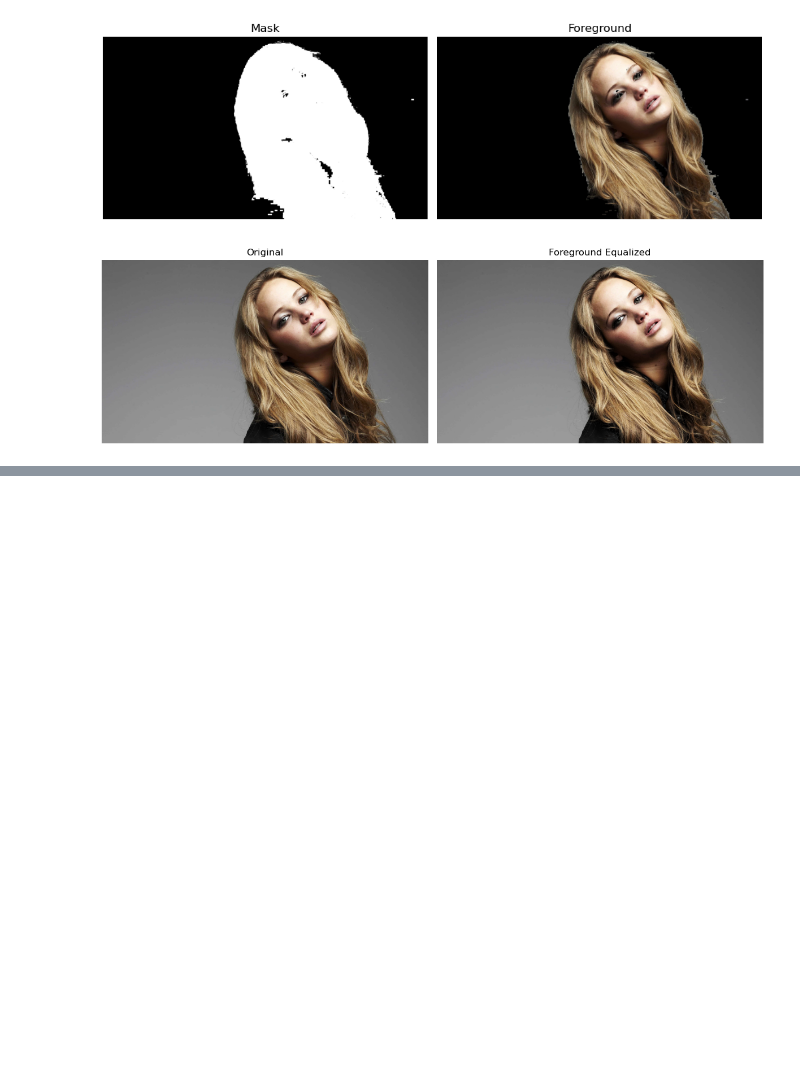
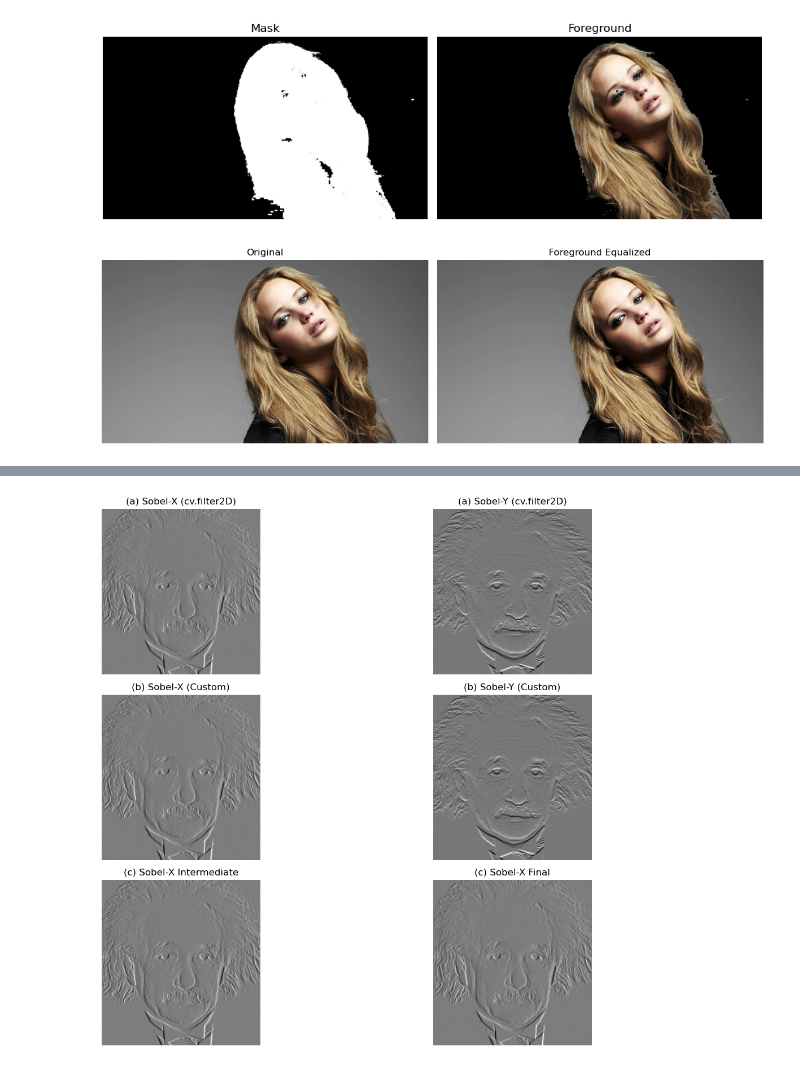
Before and after one commit to Manujayaugp/EN-3160, a Jupyter notebook: assignment1-220386H.ipynb, the cells around one changed output, grey strips where cells are left out. Drawn from its saved outputs; the diff is of its cells as text; code cells hidden in the pictures; blank space fills up the shorter version.

```diff
--- a/assignment1-220386H.ipynb
+++ b/assignment1-220386H.ipynb
@@ -354,0 +357,84 @@ plt.show()
+# %%
+
+# Load image
+einstein = cv.imread('a1images/einstein.png', cv.IMREAD_GRAYSCALE)
+assert einstein is not None, "Image not found"
+
+# Define Sobel kernels
+sobel_x = np.array([[1, 0, -1],
+                   [2, 0, -2],
+                   [1, 0, -1]])
+
+sobel_y = np.array([[1, 2, 1],
+                   [0, 0, 0],
+                   [-1, -2, -1]])
+
+# (a) Using OpenCV's filter2D
+grad_x_cv = cv.filter2D(einstein, cv.CV_64F, sobel_x)
+grad_y_cv = cv.filter2D(einstein, cv.CV_64F, sobel_y)
+
+# (b) Custom implementation
+def custom_conv2d(img, kernel):
+    h, w = img.shape
+    pad = kernel.shape[0] // 2
+    padded = cv.copyMakeBorder(img, pad, pad, pad, pad, cv.BORDER_REFLECT)
+    filtered = np.zeros_like(img, dtype=np.float64)
+
+    for i in range(h):
+        for j in range(w):
+            filtered[i,j] = np.sum(padded[i:i+3, j:j+3] * kernel)
+    return filtered
+
+grad_x_custom = custom_conv2d(einstein, sobel_x)
+grad_y_custom = custom_conv2d(einstein, sobel_y)
+
+# (c) Separable implementation
+sobel_x_v = np.array([[1], [2], [1]])  # Vertical
+sobel_x_h = np.array([[1, 0, -1]])     # Horizontal
+
+x_intermediate = cv.filter2D(einstein, cv.CV_64F, sobel_x_h)
+x_final = cv.filter2D(x_intermediate, cv.CV_64F, sobel_x_v)
+
+# Visualization
+plt.figure(figsize=(15, 10))
+
+# Method (a) results
+plt.subplot(3, 2, 1)
+plt.imshow(grad_x_cv, cmap='gray')
+plt.title('(a) Sobel-X (cv.filter2D)'), plt.axis('off')
+
+plt.subplot(3, 2, 2)
+plt.imshow(grad_y_cv, cmap='gray')
+plt.title('(a) Sobel-Y (cv.filter2D)'), plt.axis('off')
+
+# Method (b) results
+plt.subplot(3, 2, 3)
+plt.imshow(grad_x_custom, cmap='gray')
+plt.title('(b) Sobel-X (Custom)'), plt.axis('off')
+
+plt.subplot(3, 2, 4)
+plt.imshow(grad_y_custom, cmap='gray')
+plt.title('(b) Sobel-Y (Custom)'), plt.axis('off')
+
+# Method (c) results
+plt.subplot(3, 2, 5)
+plt.imshow(x_intermediate, cmap='gray')
+plt.title('(c) Sobel-X Intermediate'), plt.axis('off')
+
+plt.subplot(3, 2, 6)
+plt.imshow(x_final, cmap='gray')
+plt.title('(c) Sobel-X Final'), plt.axis('off')
+
+plt.tight_layout()
+plt.savefig('sobel_results.png', dpi=300, bbox_inches='tight')
+plt.show()
+
+# Save individual images for LaTeX
+cv.imwrite('sobel_x_cv.png', cv.normalize(grad_x_cv, None, 0, 255, cv.NORM_MINMAX))
+cv.imwrite('sobel_y_cv.png', cv.normalize(grad_y_cv, None, 0, 255, cv.NORM_MINMAX))
+cv.imwrite('sobel_x_custom.png', cv.normalize(grad_x_custom, None, 0, 255, cv.NORM_MINMAX))
+cv.imwrite('sobel_y_custom.png', cv.normalize(grad_y_custom, None, 0, 255, cv.NORM_MINMAX))
+cv.imwrite('sobel_x_intermediate.png', cv.normalize(x_intermediate, None, 0, 255, cv.NORM_MINMAX))
+cv.imwrite('sobel_x_final.png', cv.normalize(x_final, None, 0, 255, cv.NORM_MINMAX))
+# %% [output]
+[figure, added]
```
Also changed, not shown: parts of 2 cells of this notebook.
